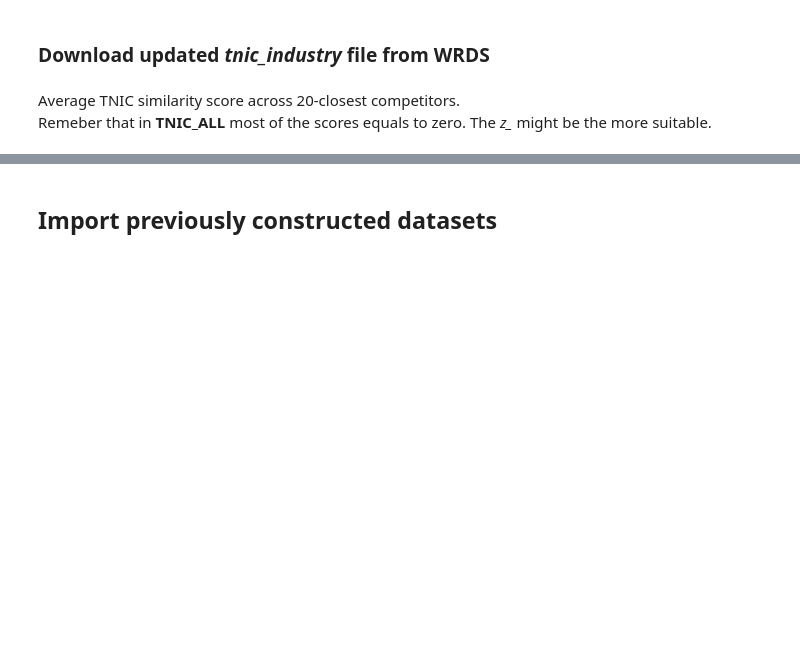
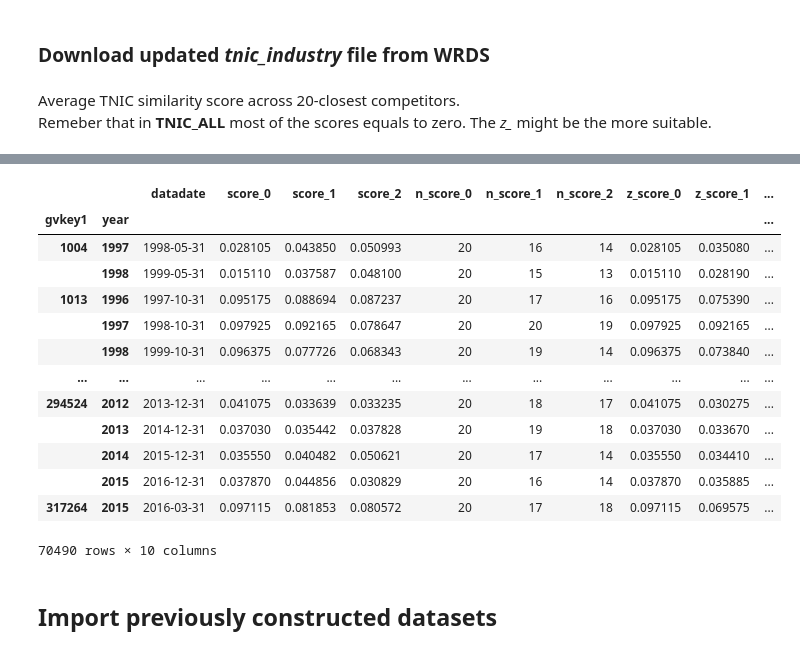
Before and after one commit to heejinohn/cko2019, a Jupyter notebook: 1_code/Review_IV.ipynb, the cells around one changed output, grey strips where cells are left out. Cells and saved outputs as stored; diff of their text form; code cells hidden in the pictures; blank space fills up the shorter version.

```diff
--- a/1_code/Review_IV.ipynb
+++ b/1_code/Review_IV.ipynb
@@ -77,3 +97,37 @@ avg_sim = avg_sim.join(tnic_industry.fillna(0).groupby(level=['gvkey1','year']).
+# %%
+datadate['year'] = datadate['datadate'].dt.year - 1
+datadate.drop_duplicates(inplace=True)
+datadate = datadate.compute().copy()
+# %%
+datadate['gvkey'] = pd.to_numeric(datadate['gvkey'])
+datadate =  datadate[(datadate['year'] >= 1995) & (datadate['year'] <= 2018)]
+datadate.rename(columns={'gvkey':'gvkey1'}, inplace=True)
+# %%
+datadate.set_index(['gvkey1', 'year'], inplace=True)
+# %%
+avg_sim = avg_sim.merge(datadate, how='left', left_index=True, right_index=True)
+
+col = list(avg_sim)
+col.insert(0, col.pop())
+
+avg_sim = avg_sim[col].dropna()
+# %%
+avg_sim
+# %% [output]
+|  |  | datadate | score_0 | score_1 | score_2 | n_score_0 | n_score_1 | n_score_2 | z_score_0 | z_score_1 | ... |
+| gvkey1 | year |  |  |  |  |  |  |  |  |  | ... |
+| 1004 | 1997 | 1998-05-31 | 0.028105 | 0.043850 | 0.050993 | 20 | 16 | 14 | 0.028105 | 0.035080 | ... |
+|  | 1998 | 1999-05-31 | 0.015110 | 0.037587 | 0.048100 | 20 | 15 | 13 | 0.015110 | 0.028190 | ... |
+| 1013 | 1996 | 1997-10-31 | 0.095175 | 0.088694 | 0.087237 | 20 | 17 | 16 | 0.095175 | 0.075390 | ... |
+|  | 1997 | 1998-10-31 | 0.097925 | 0.092165 | 0.078647 | 20 | 20 | 19 | 0.097925 | 0.092165 | ... |
+|  | 1998 | 1999-10-31 | 0.096375 | 0.077726 | 0.068343 | 20 | 19 | 14 | 0.096375 | 0.073840 | ... |
+| ... | ... | ... | ... | ... | ... | ... | ... | ... | ... | ... | ... |
+| 294524 | 2012 | 2013-12-31 | 0.041075 | 0.033639 | 0.033235 | 20 | 18 | 17 | 0.041075 | 0.030275 | ... |
+|  | 2013 | 2014-12-31 | 0.037030 | 0.035442 | 0.037828 | 20 | 19 | 18 | 0.037030 | 0.033670 | ... |
+|  | 2014 | 2015-12-31 | 0.035550 | 0.040482 | 0.050621 | 20 | 17 | 14 | 0.035550 | 0.034410 | ... |
+|  | 2015 | 2016-12-31 | 0.037870 | 0.044856 | 0.030829 | 20 | 16 | 14 | 0.037870 | 0.035885 | ... |
+| 317264 | 2015 | 2016-03-31 | 0.097115 | 0.081853 | 0.080572 | 20 | 17 | 18 | 0.097115 | 0.069575 | ... |
+70490 rows × 10 columns
 # %%
 # avg_sim.dropna()
 # # 55581 observations with non-missing scores
```
Also changed, not shown: parts of 41 cells of this notebook, 2 other files.
